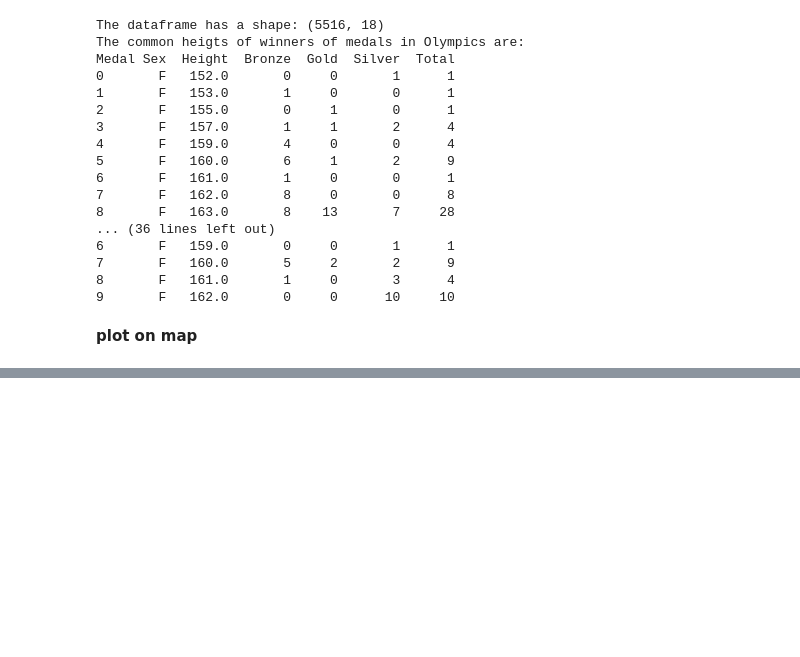
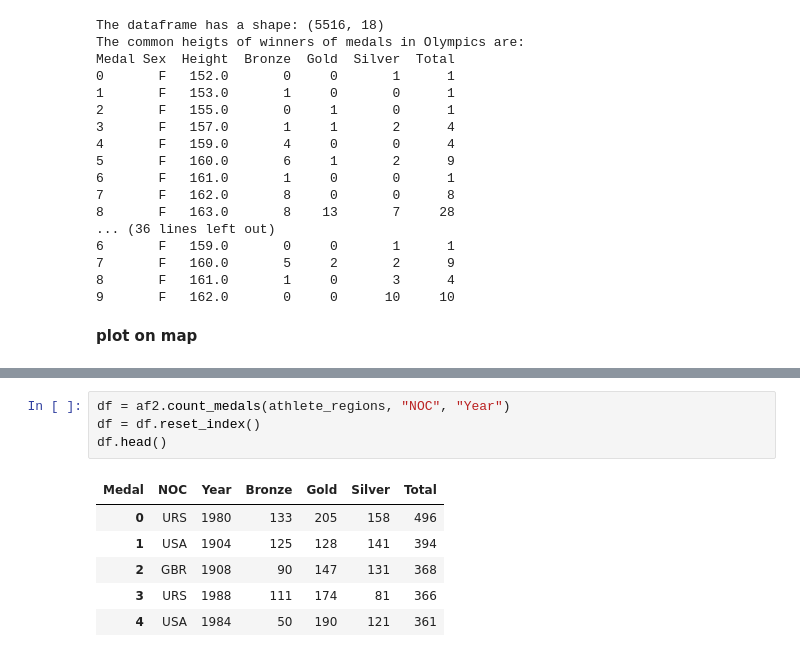
Before and after one commit to yuna-liu/Databehandling-OS-Yuna-Joachim, a Jupyter notebook: Q2_Y_temp.ipynb, the cells around one changed output, grey strips where cells are left out. Cells and saved outputs as stored; diff of their text form; blank space fills up the shorter version.

```diff
--- a/Q2_Y_temp.ipynb
+++ b/Q2_Y_temp.ipynb
@@ -262,0 +313,11 @@ countrycode.tail()
+# %%
+df = af2.count_medals(athlete_regions, "NOC", "Year")
+df = df.reset_index()
+df.head()
+# %% [output]
+| Medal | NOC | Year | Bronze | Gold | Silver | Total |
+| 0 | URS | 1980 | 133 | 205 | 158 | 496 |
+| 1 | USA | 1904 | 125 | 128 | 141 | 394 |
+| 2 | GBR | 1908 | 90 | 147 | 131 | 368 |
+| 3 | URS | 1988 | 111 | 174 | 81 | 366 |
+| 4 | USA | 1984 | 50 | 190 | 121 | 361 |
```
Also changed, not shown: parts of 11 cells of this notebook, 25 other files.
